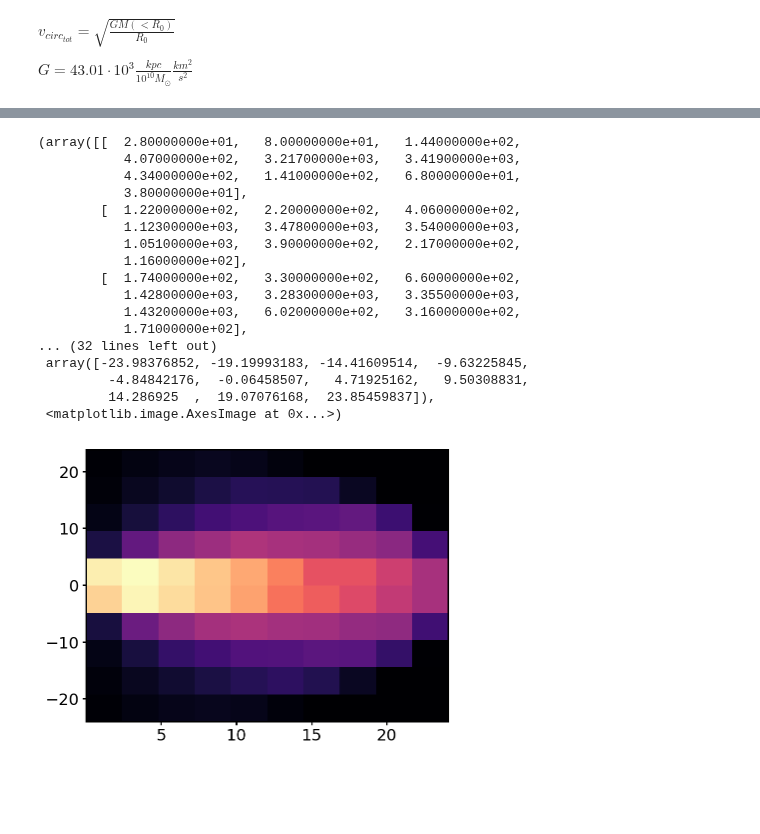
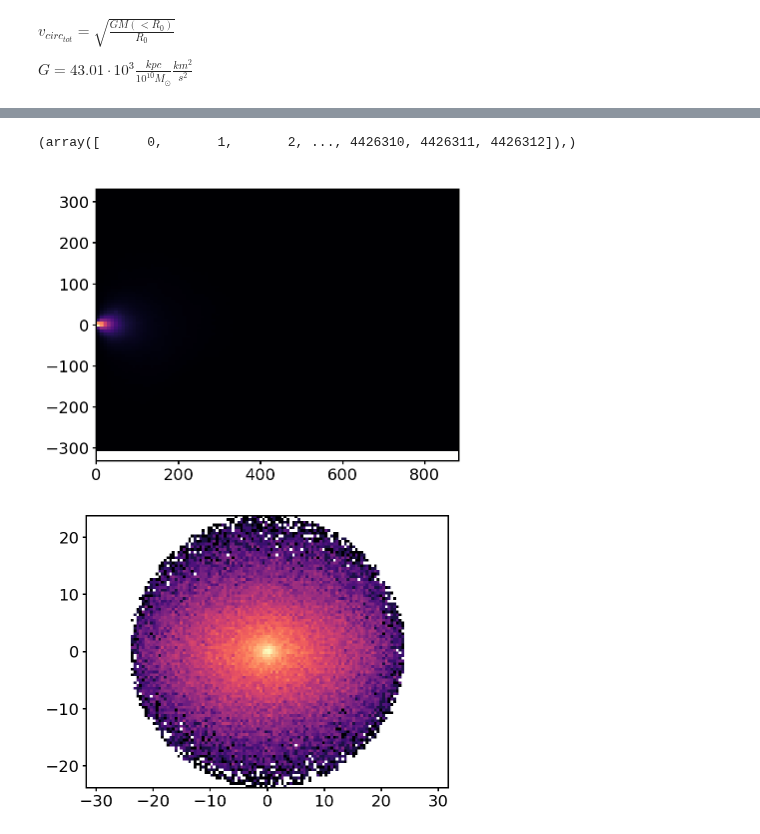
Before and after one commit to sophialilleengen/masterproject, a Jupyter notebook: notebooks/Potential/1pot_decomp-Copy2.ipynb, the cells around one changed output, grey strips where cells are left out. Saved outputs shown, nothing was run; the diff lists cells and outputs as text; code cells hidden in the pictures; blank space fills up the shorter version.

```diff
--- a/notebooks/Potential/1pot_decomp-Copy2.ipynb
+++ b/notebooks/Potential/1pot_decomp-Copy2.ipynb
@@ -967,27 +994,27 @@ plt.plot(r_kpc, v_circ_tot, 'b-.', label = 'total')
 plt.xlabel('R [kpc]')
 plt.ylabel('$v_{circ} \ [km/s]$')
 plt.legend()
-# %%
-plt.hist2d(R_kpc_dm_data,z_kpc_dm_data)
-# %% [output]
-(array([[  2.80000000e+01,   8.00000000e+01,   1.44000000e+02,
-           4.07000000e+02,   3.21700000e+03,   3.41900000e+03,
-           4.34000000e+02,   1.41000000e+02,   6.80000000e+01,
-           3.80000000e+01],
-        [  1.22000000e+02,   2.20000000e+02,   4.06000000e+02,
-           1.12300000e+03,   3.47800000e+03,   3.54000000e+03,
-           1.05100000e+03,   3.90000000e+02,   2.17000000e+02,
-           1.16000000e+02],
-        [  1.74000000e+02,   3.30000000e+02,   6.60000000e+02,
-           1.42800000e+03,   3.28300000e+03,   3.35500000e+03,
-           1.43200000e+03,   6.02000000e+02,   3.16000000e+02,
-           1.71000000e+02],
-... (32 lines left out)
- array([-23.98376852, -19.19993183, -14.41609514,  -9.63225845,
-         -4.84842176,  -0.06458507,   4.71925162,   9.50308831,
-         14.286925  ,  19.07076168,  23.85459837]),
- <matplotlib.image.AxesImage at 0x...>)
-[figure, removed]
+# %%
+dmhalo0 = np.where((s.halo == 0) * (s.subhalo ==0) * ((s.type == 1) + (s.type == 2) + (s.type ==3)))
+
+r_kpc_dm0 = 1000. * s.r()[dmhalo0]
+(x_kpc_dm0, y_kpc_dm0, z_kpc_dm0), (vx_kpc_dm0, vy_kpc_dm0, vz_kpc_dm0), rxyz_kpc_dm0, rxy_kpc_dm0 = get_cartesian_vectors(s, sf, dmhalo0)
+(R_kpc_dm0, phi_rad_dm0, z_kpc_dm0), (vR_kms_dm0, vphi_kms_dm0, vz_kms_dm0) = get_cylindrical_vectors(s, sf, dmhalo0)
+pot_kms2_dm0 = s.pot[dmhalo0]
+# %% [output]
+(array([      0,       1,       2, ..., 4426310, 4426311, 4426312]),)
+# %%
+plt.hist2d(R_kpc_dm0, z_kpc_dm0, bins = 100)
+plt.axis('equal')
+plt.show()
+# %% [output]
+[figure, added]
+# %%
+plt.hist2d(x_kpc_dm_data,z_kpc_dm_data, bins = 100, norm = LogNorm())
+plt.axis('equal')
+plt.show()
+# %% [output]
+[figure, added]
 # %%
 level = 4
 
```
Also changed, not shown: parts of 2 cells of this notebook, 10 other files.
